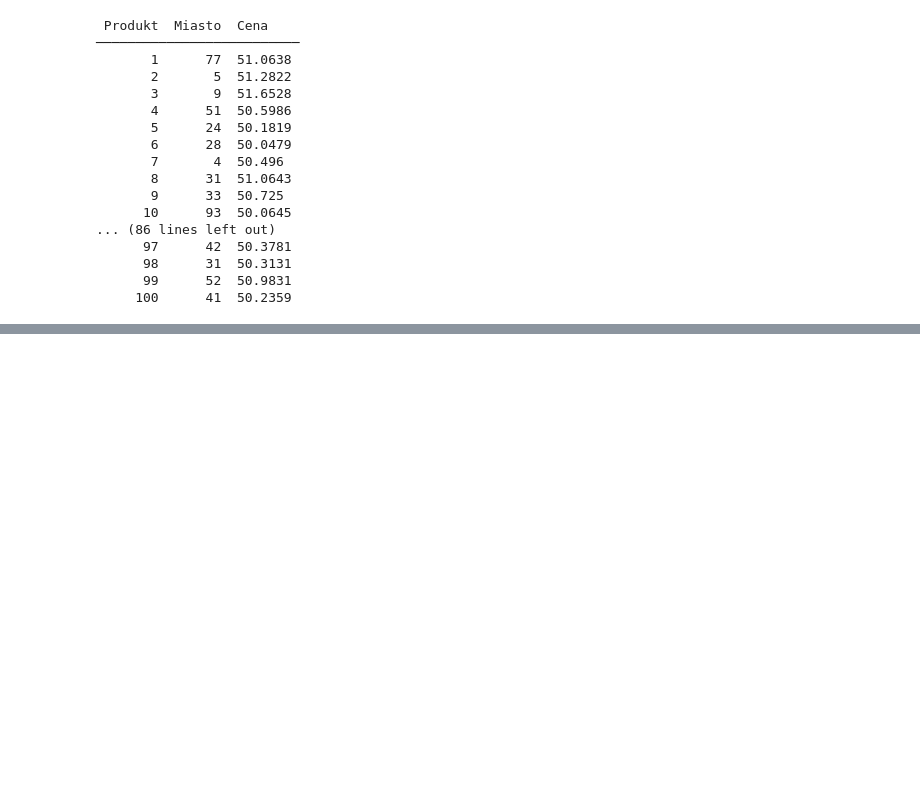
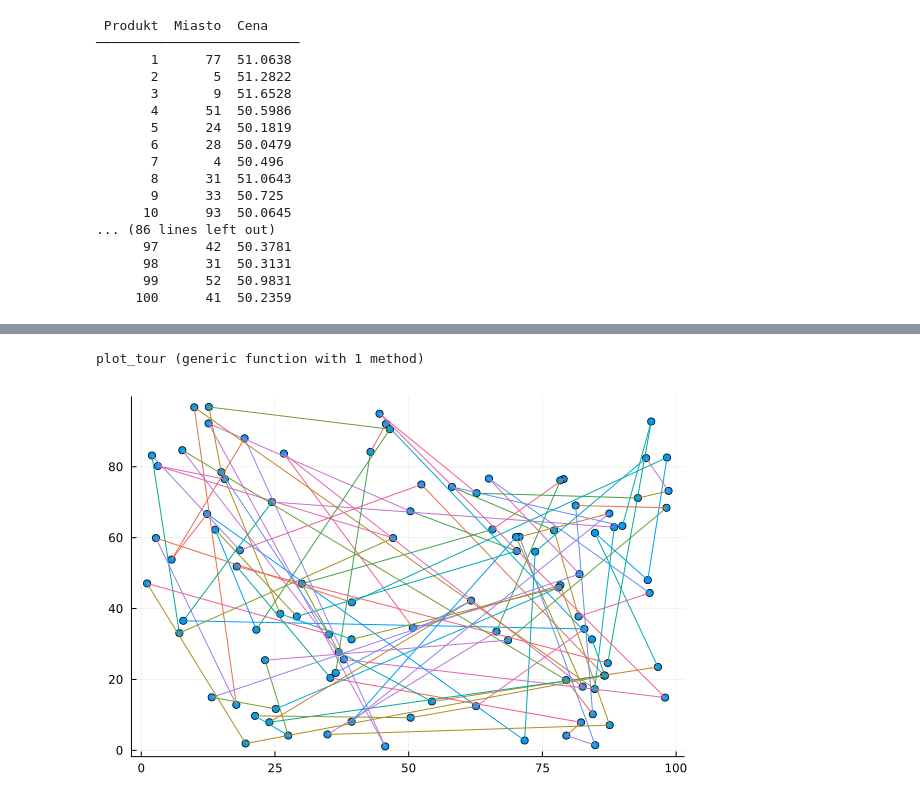
Before and after one commit to KlimaJaroslaw/MetodyOptymalizacji, a Jupyter notebook: zad4/zad4.ipynb, the cells around one changed output, grey strips where cells are left out. Cells and saved outputs as stored; diff of their text form; code cells hidden in the pictures; blank space fills up the shorter version.

```diff
--- a/zad4/zad4.ipynb
+++ b/zad4/zad4.ipynb
@@ -244,0 +352,14 @@ get_shopping_df(iterative_model,n,k)
+# %%
+x0 = [mod1(i+1, n) for i in 1:n]
+function cost(x)
+    dist = 0.0
+    for i in 1:length(x)
+        dist += d[i, x[i]]
+    end
+    if has_subtour(x)
+        dist += 5000
+    end
+    shopping_cost = sum(minimum(cost_item_city,dims=2))
+    return dist + shopping_cost
+end
+println("Initial cost: $(cost(x0))")
@@ -244,0 +368,9 @@ get_shopping_df(iterative_model,n,k)
+# %%
+x_sol = Evolutionary.optimize(
+    cost,
+    x0,
+    GA(; populationSize=10000, crossover=recombine_tsp, mutation=mutate_swap, epsilon=0.01, crossoverRate=0.9),
+    Evolutionary.Options(; iterations=10000)
+)
+println(has_subtour(x_sol.minimizer))
+println(x_sol)
@@ -244,0 +394,17 @@ get_shopping_df(iterative_model,n,k)
+# %%
+function plot_tour(X, Y, x)
+    plot = Plots.plot()
+    scatter!(X, Y)
+    for i in 1:length(x)
+        j = x[i]
+        Plots.plot!(plot, [X[i], X[j]], [Y[i], Y[j]]; legend = false)
+    end
+    return plot
+end
+# %% [output]
+plot_tour (generic function with 1 method)
+# %%
+using Plots
+plot_tour(X, Y, x_sol.minimizer)
+# %% [output]
+[figure, added]
```
Also changed, not shown: parts of 9 cells of this notebook.
